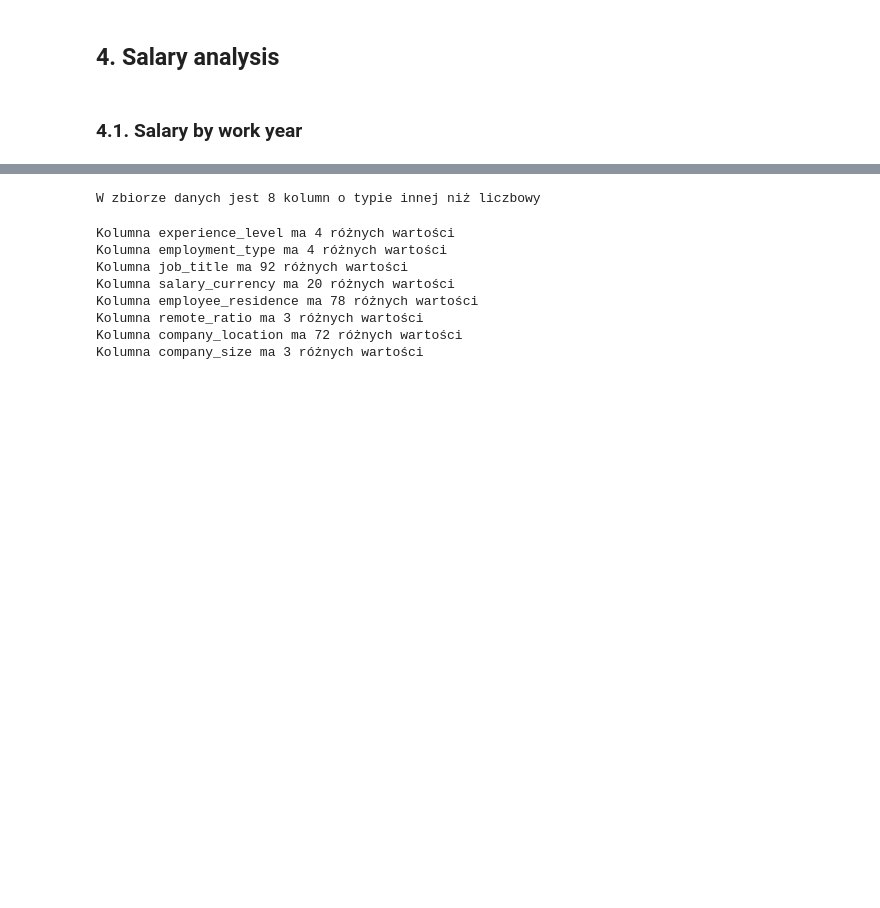
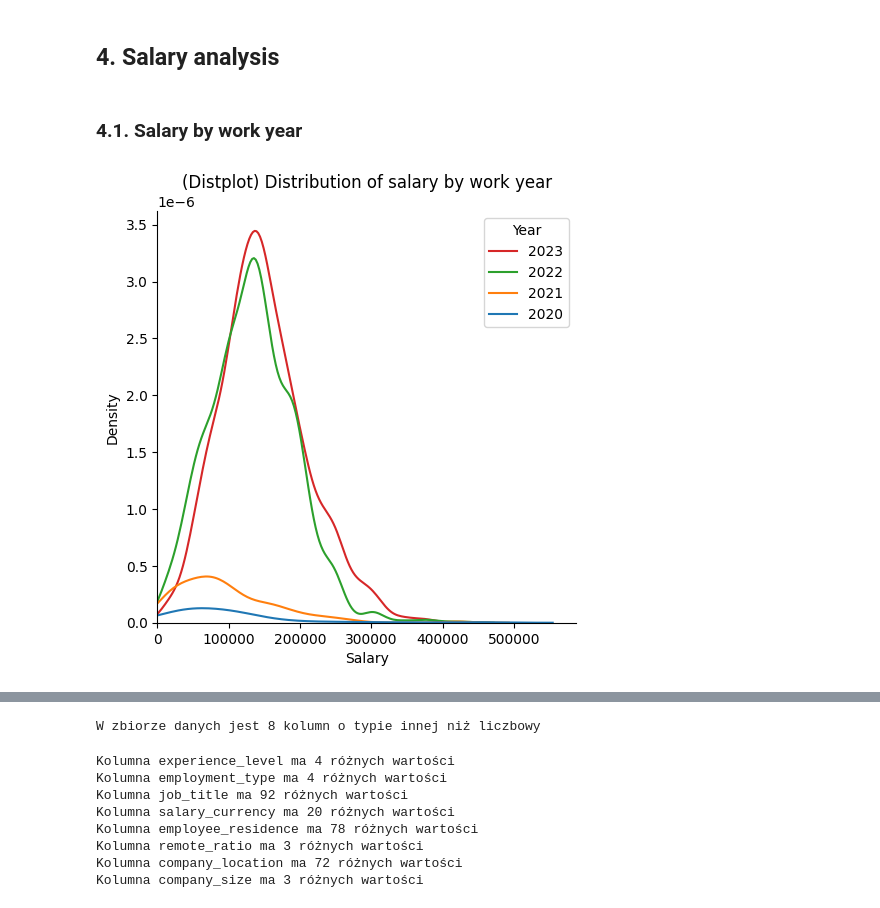
Before and after one commit to ST4N3R/eda_projects, a Jupyter notebook: Data_Science_salaries/main.ipynb, the cells around one changed output, grey strips where cells are left out. Saved outputs shown, nothing was run; the diff lists cells and outputs as text; code cells hidden in the pictures; blank space fills up the shorter version.

```diff
--- a/Data_Science_salaries/main.ipynb
+++ b/Data_Science_salaries/main.ipynb
@@ -415,3 +405,12 @@ for ix, row in empl_group.reset_index(drop=True).iterrows():
 ## 4. Salary analysis
 # %% [markdown]
 ### 4.1. Salary by work year
+# %%
+g = sns.displot(ds_salaries, x="salary_in_usd", hue="work_year", kind="kde", palette=sns.color_palette("tab10")[:4], legend=False)
+g.set_xlabels("Salary")
+g.set(title="(Distplot) Distribution of salary by work year", xlim=(0))
+
+plt.legend(title="Year", labels=["2023", "2022", "2021", "2020"])
+plt.show(g)
+# %% [output]
+[figure, added]
```
Also changed, not shown: parts of 12 cells of this notebook, 1 other file.
